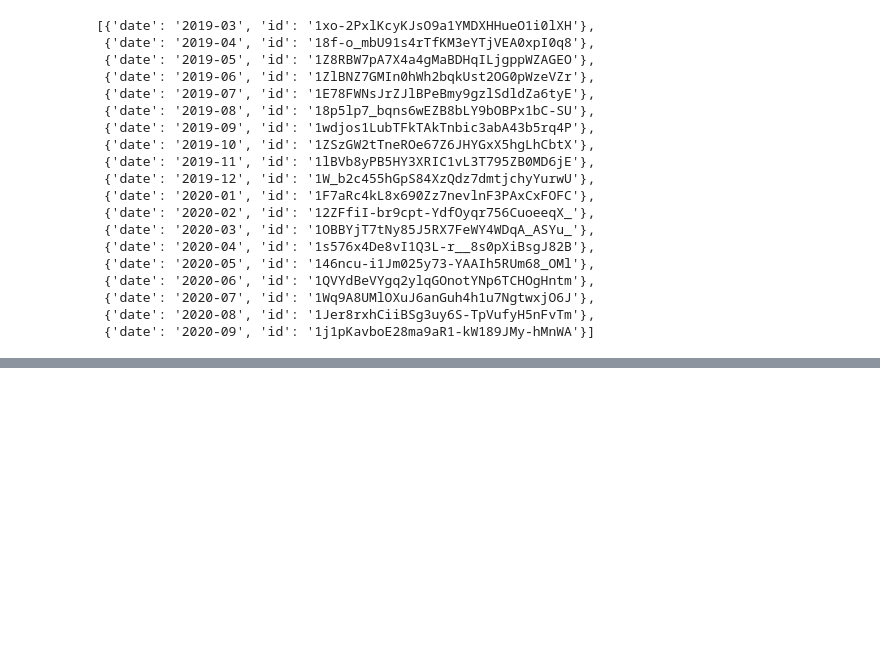
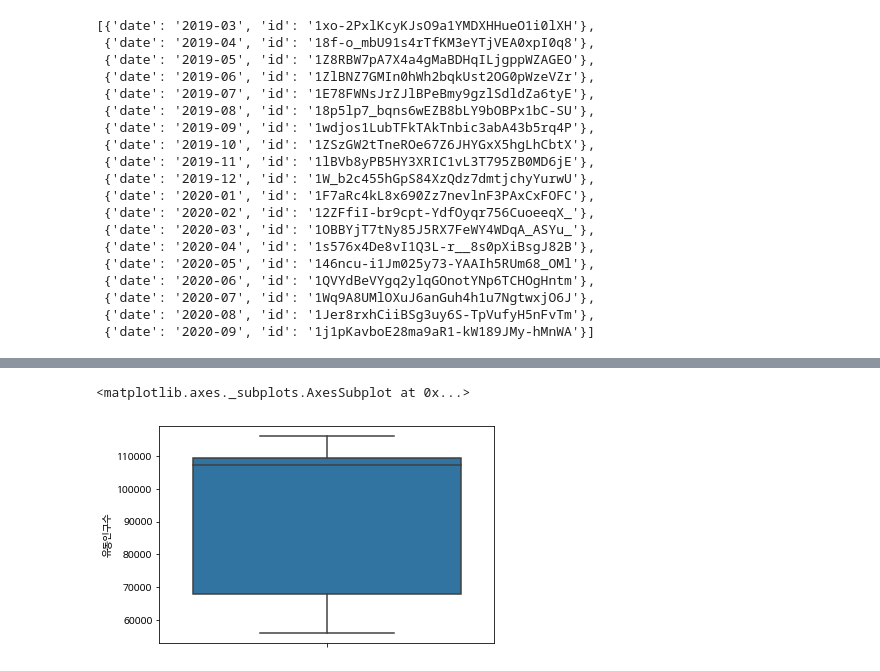
Before and after one commit to wiv33/A-Learning-python, a Jupyter notebook: machine-learning/_000_hello_machine/_000_basic/_008_pandas/_002_moving_population.ipynb, the cells around one changed output, grey strips where cells are left out. Saved outputs shown, nothing was run; the diff lists cells and outputs as text; code cells hidden in the pictures; blank space fills up the shorter version.

```diff
--- a/machine-learning/_000_hello_machine/_000_basic/_008_pandas/_002_moving_population.ipynb
+++ b/machine-learning/_000_hello_machine/_000_basic/_008_pandas/_002_moving_population.ipynb
@@ -281,0 +330,5 @@ sns.jointplot(l[0][1])
+# %%
+sns.boxplot(y='유동인구수', data=df_2020_max)
+# %% [output]
+<matplotlib.axes._subplots.AxesSubplot at 0x...>
+[figure, added]
```
Also changed, not shown: parts of 44 cells of this notebook.
